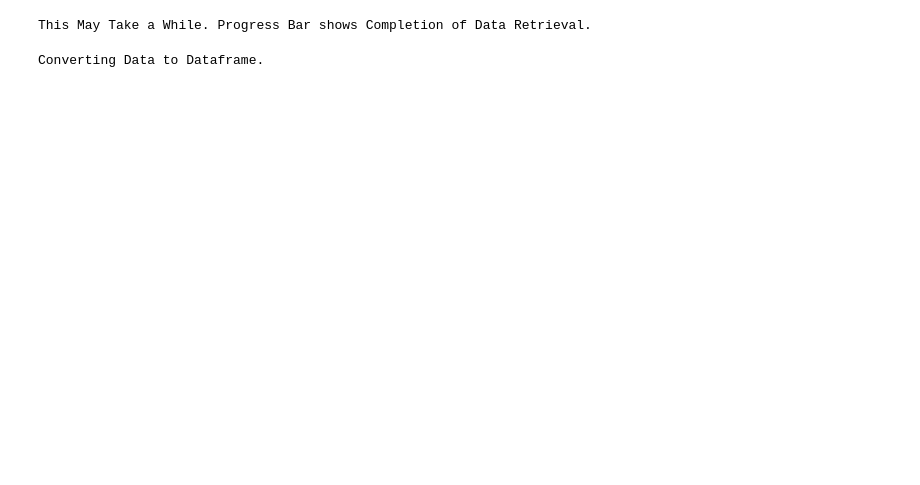
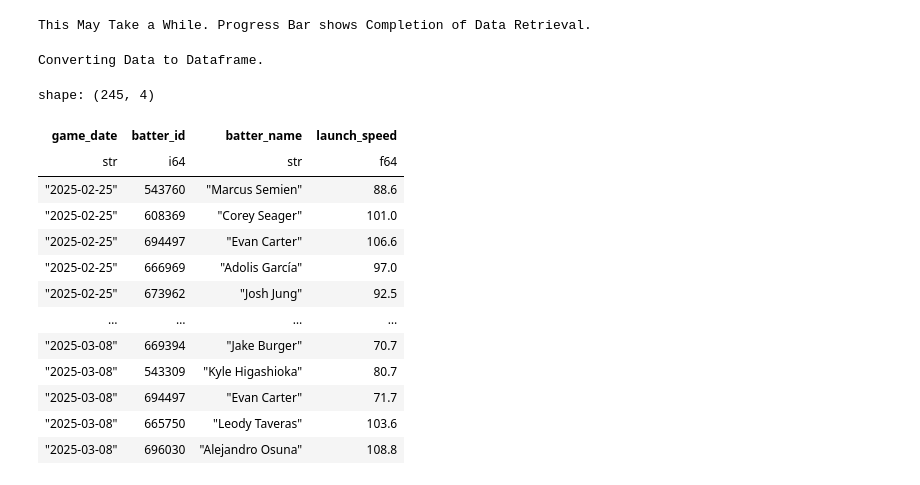
Before and after one commit to CarsonHallford/Top_10_EV90, a Jupyter notebook: Top_10_EV90.ipynb, the cells around one changed output. Cells and saved outputs as stored; diff of their text form; code cells hidden in the pictures; blank space fills up the shorter version.

Commit message:
Tested functions during live game data

```diff
--- a/Top_10_EV90.ipynb
+++ b/Top_10_EV90.ipynb
@@ -69,23 +69,38 @@ team_batters_launch_speed = team_batters.filter(pl.col("launch_speed").is_not_nu
 # %%
 # Selecting necessary columns
 team_batters_launch_speed = team_batters_launch_speed.select(
     ["game_date", "batter_id", "batter_name", "launch_speed"]
 )
 
 # Find the total number of batted balls for each batter
 batted_ball_counts = (
     team_batters_launch_speed
     .group_by("batter_name")
     .agg(pl.col("batter_id").count().alias("batted_ball_count"))
 )
 
 # Filter for batters who have had a minimum amount of batted balls
-batters_with_min_bb = batted_ball_counts.filter(pl.col("batted_ball_count") >= 9)["batter_name"]
+batters_with_min_bb = batted_ball_counts.filter(pl.col("batted_ball_count") >= 10)["batter_name"]
 
 # Filter dataset to include batters who meet the minimum amount of batted balls
 team_batters_launch_speed = team_batters_launch_speed.filter(
     pl.col("batter_name").is_in(batters_with_min_bb)
 )
+# %% [output]
+shape: (245, 4)
+| game_date | batter_id | batter_name | launch_speed |
+| str | i64 | str | f64 |
+| "2025-02-25" | 543760 | "Marcus Semien" | 88.6 |
+| "2025-02-25" | 608369 | "Corey Seager" | 101.0 |
+| "2025-02-25" | 694497 | "Evan Carter" | 106.6 |
+| "2025-02-25" | 666969 | "Adolis García" | 97.0 |
+| "2025-02-25" | 673962 | "Josh Jung" | 92.5 |
+| … | … | … | … |
+| "2025-03-08" | 669394 | "Jake Burger" | 70.7 |
+| "2025-03-08" | 543309 | "Kyle Higashioka" | 80.7 |
+| "2025-03-08" | 694497 | "Evan Carter" | 71.7 |
+| "2025-03-08" | 665750 | "Leody Taveras" | 103.6 |
+| "2025-03-08" | 696030 | "Alejandro Osuna" | 108.8 |
 # %%
 from decimal import Decimal, ROUND_HALF_UP
 # Convert DataFrame from Polars to Pandas for easier data manipulation
```
Also changed, not shown: parts of 1 cell of this notebook.
